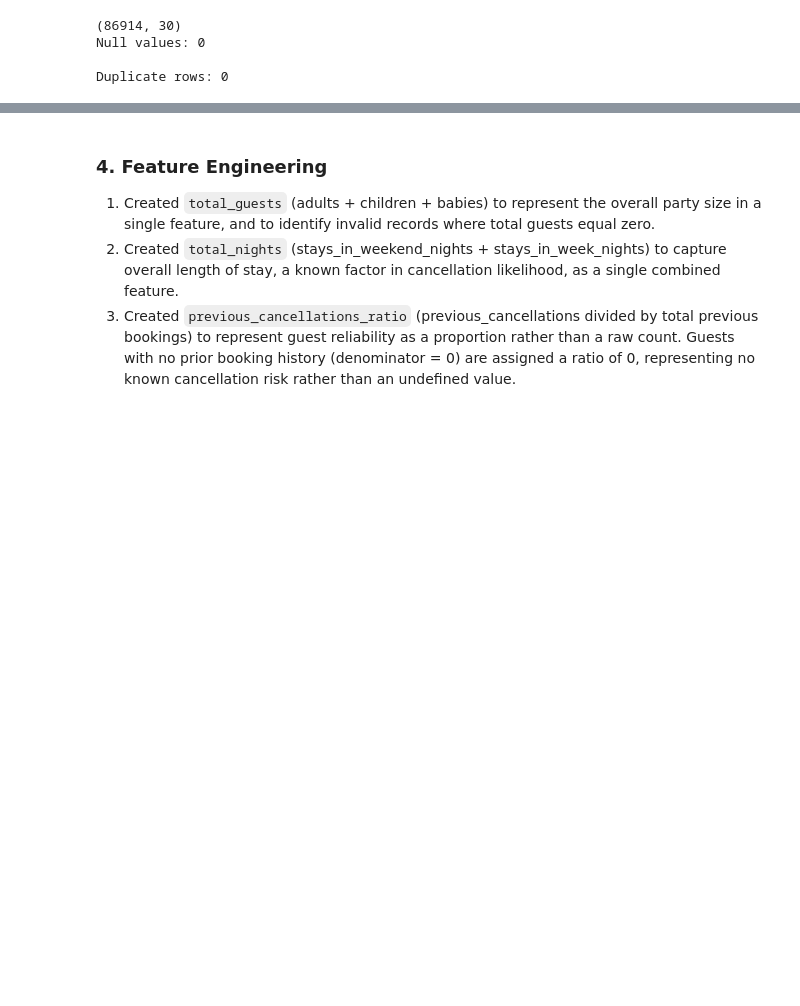
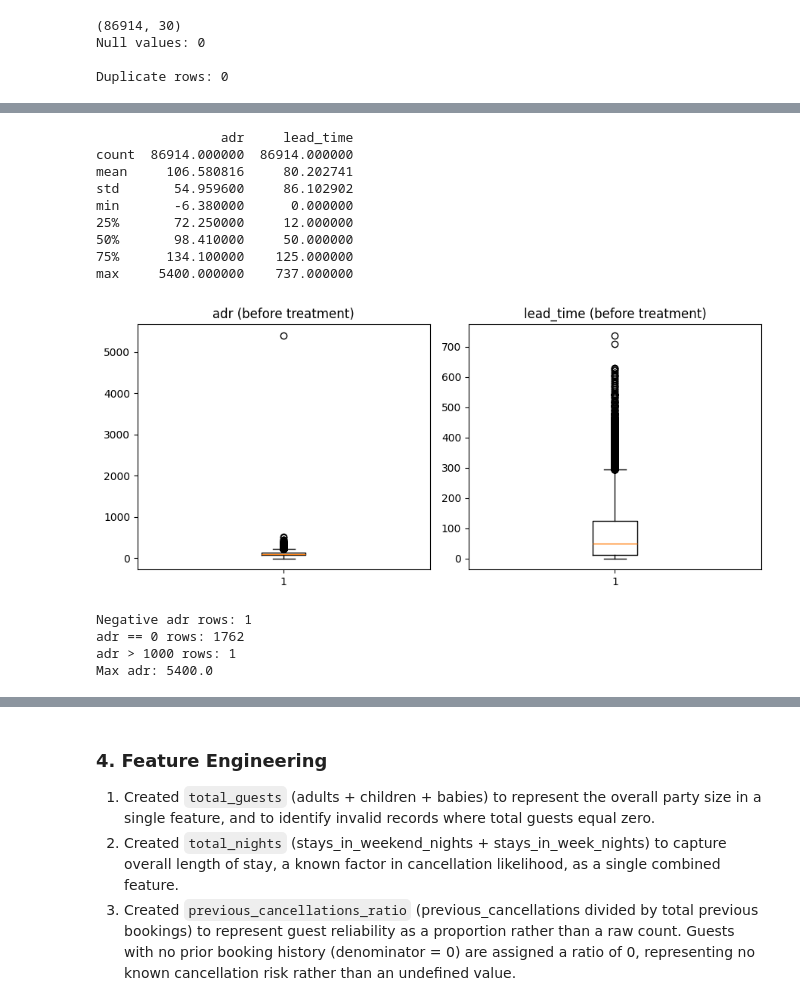
Before and after one commit to HarisAmmar117/BookPulse, a Jupyter notebook: notebooks/data_preprocessing.ipynb, the cells around one changed output, grey strips where cells are left out. Drawn from its saved outputs; the diff is of its cells as text; code cells hidden in the pictures; blank space fills up the shorter version.

```diff
--- a/notebooks/data_preprocessing.ipynb
+++ b/notebooks/data_preprocessing.ipynb
@@ -144,0 +152,30 @@ Duplicate rows: 0
+# %%
+print(df[['adr', 'lead_time']].describe())
+
+fig, axes = plt.subplots(1, 2, figsize=(9, 4))
+axes[0].boxplot(df['adr'])
+axes[0].set_title('adr (before treatment)')
+axes[1].boxplot(df['lead_time'])
+axes[1].set_title('lead_time (before treatment)')
+plt.tight_layout()
+plt.show()
+
+print("Negative adr rows:", (df['adr'] < 0).sum())
+print("adr == 0 rows:", (df['adr'] == 0).sum())
+print("adr > 1000 rows:", (df['adr'] > 1000).sum())
+print("Max adr:", df['adr'].max())
+# %% [output]
+                adr     lead_time
+count  86914.000000  86914.000000
+mean     106.580816     80.202741
+std       54.959600     86.102902
+min       -6.380000      0.000000
+25%       72.250000     12.000000
+50%       98.410000     50.000000
+75%      134.100000    125.000000
+max     5400.000000    737.000000
+[figure, added]
+Negative adr rows: 1
+adr == 0 rows: 1762
+adr > 1000 rows: 1
+Max adr: 5400.0
```
Also changed, not shown: parts of 21 cells of this notebook, 6 other files.
